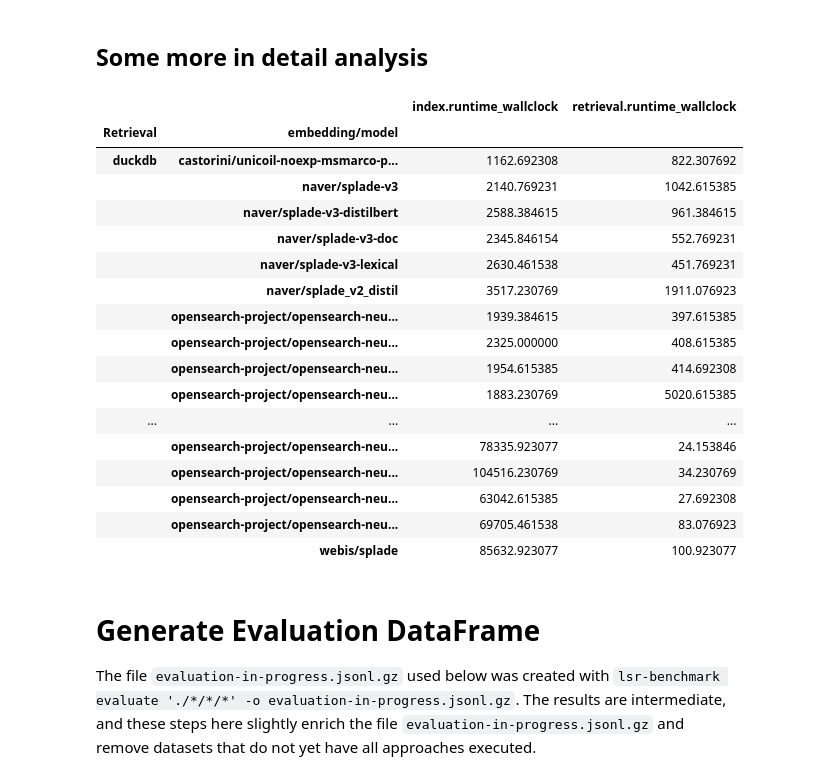
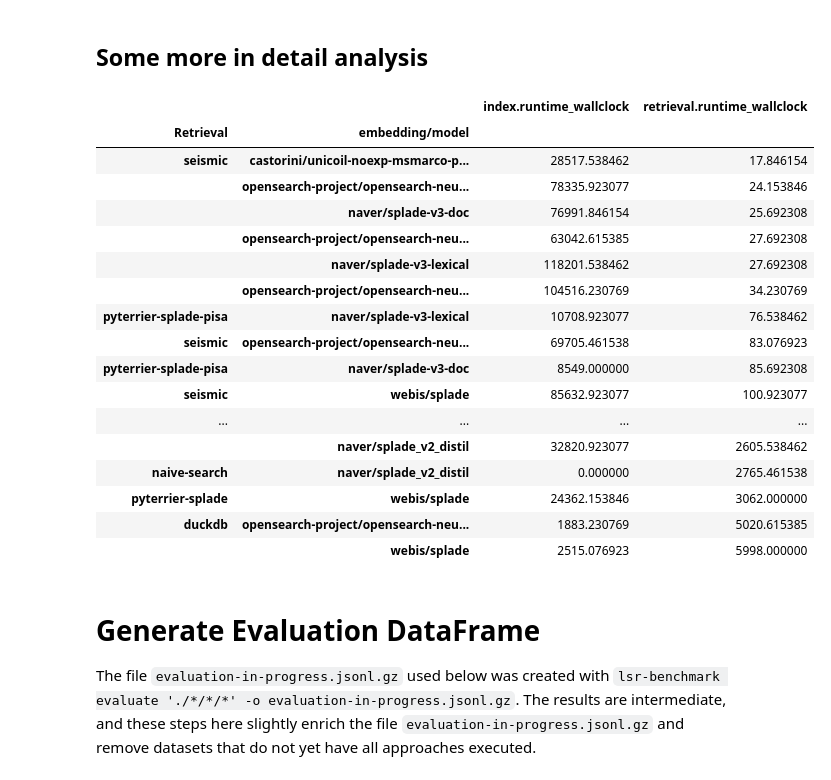
Before and after one commit to hscells/lsr-benchmark, a Jupyter notebook: step-04-evaluation/analysis-in-progress.ipynb, the cells around one changed output. Drawn from its saved outputs; the diff is of its cells as text; code cells hidden in the pictures.

```diff
--- a/step-04-evaluation/analysis-in-progress.ipynb
+++ b/step-04-evaluation/analysis-in-progress.ipynb
@@ -82,26 +172,26 @@ df[['embedding/model', "index.runtime_wallclock", "retrieval.runtime_wallclock"]
 # %% [markdown]
 ## Some more in detail analysis
 # %%
-df[['Retrieval', 'embedding/model', "index.runtime_wallclock", "retrieval.runtime_wallclock"]].groupby(["Retrieval", 'embedding/model']).agg({"index.runtime_wallclock": "mean", "retrieval.runtime_wallclock": "mean"})
+df[['Retrieval', 'embedding/model', "index.runtime_wallclock", "retrieval.runtime_wallclock"]].groupby(["Retrieval", 'embedding/model']).agg({"index.runtime_wallclock": "mean", "retrieval.runtime_wallclock": "mean"}).sort_values('retrieval.runtime_wallclock')
 # %% [output]
 |  |  | index.runtime_wallclock | retrieval.runtime_wallclock |
 | Retrieval | embedding/model |  |  |
-| duckdb | castorini/unicoil-noexp-msmarco-p... | 1162.692308 | 822.307692 |
-|  | naver/splade-v3 | 2140.769231 | 1042.615385 |
-|  | naver/splade-v3-distilbert | 2588.384615 | 961.384615 |
-|  | naver/splade-v3-doc | 2345.846154 | 552.769231 |
-|  | naver/splade-v3-lexical | 2630.461538 | 451.769231 |
-|  | naver/splade_v2_distil | 3517.230769 | 1911.076923 |
-|  | opensearch-project/opensearch-neu... | 1939.384615 | 397.615385 |
-|  | opensearch-project/opensearch-neu... | 2325.000000 | 408.615385 |
-|  | opensearch-project/opensearch-neu... | 1954.615385 | 414.692308 |
-|  | opensearch-project/opensearch-neu... | 1883.230769 | 5020.615385 |
+| seismic | castorini/unicoil-noexp-msmarco-p... | 28517.538462 | 17.846154 |
+|  | opensearch-project/opensearch-neu... | 78335.923077 | 24.153846 |
+|  | naver/splade-v3-doc | 76991.846154 | 25.692308 |
+|  | opensearch-project/opensearch-neu... | 63042.615385 | 27.692308 |
+|  | naver/splade-v3-lexical | 118201.538462 | 27.692308 |
+|  | opensearch-project/opensearch-neu... | 104516.230769 | 34.230769 |
+| pyterrier-splade-pisa | naver/splade-v3-lexical | 10708.923077 | 76.538462 |
+| seismic | opensearch-project/opensearch-neu... | 69705.461538 | 83.076923 |
+| pyterrier-splade-pisa | naver/splade-v3-doc | 8549.000000 | 85.692308 |
+| seismic | webis/splade | 85632.923077 | 100.923077 |
 | ... | ... | ... | ... |
-|  | opensearch-project/opensearch-neu... | 78335.923077 | 24.153846 |
-|  | opensearch-project/opensearch-neu... | 104516.230769 | 34.230769 |
-|  | opensearch-project/opensearch-neu... | 63042.615385 | 27.692308 |
-|  | opensearch-project/opensearch-neu... | 69705.461538 | 83.076923 |
-|  | webis/splade | 85632.923077 | 100.923077 |
+|  | naver/splade_v2_distil | 32820.923077 | 2605.538462 |
+| naive-search | naver/splade_v2_distil | 0.000000 | 2765.461538 |
+| pyterrier-splade | webis/splade | 24362.153846 | 3062.000000 |
+| duckdb | opensearch-project/opensearch-neu... | 1883.230769 | 5020.615385 |
+|  | webis/splade | 2515.076923 | 5998.000000 |
 # %% [markdown]
 # Generate Evaluation DataFrame
 
```
Also changed, not shown: parts of 10 cells of this notebook, 4 other files.
